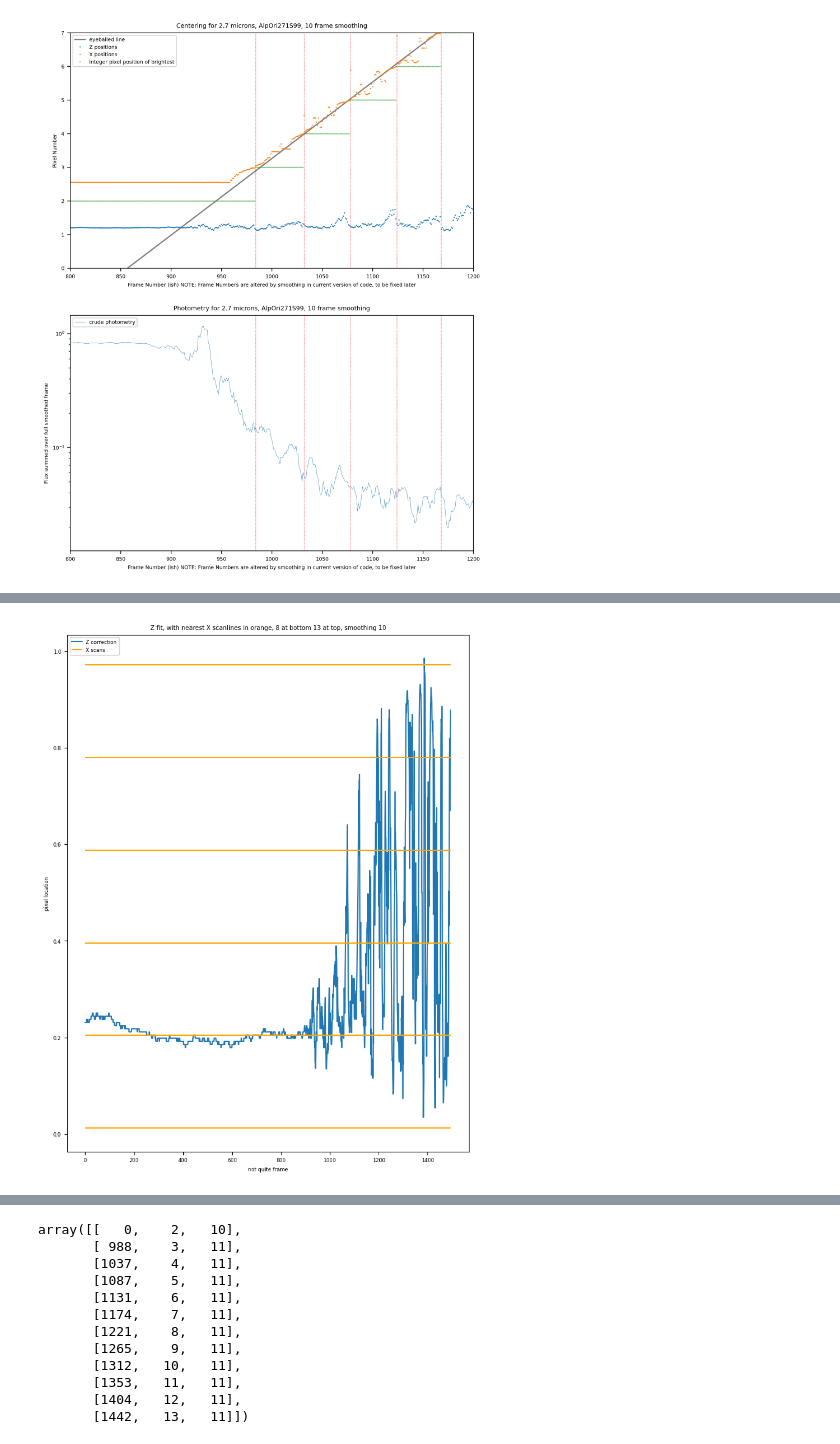
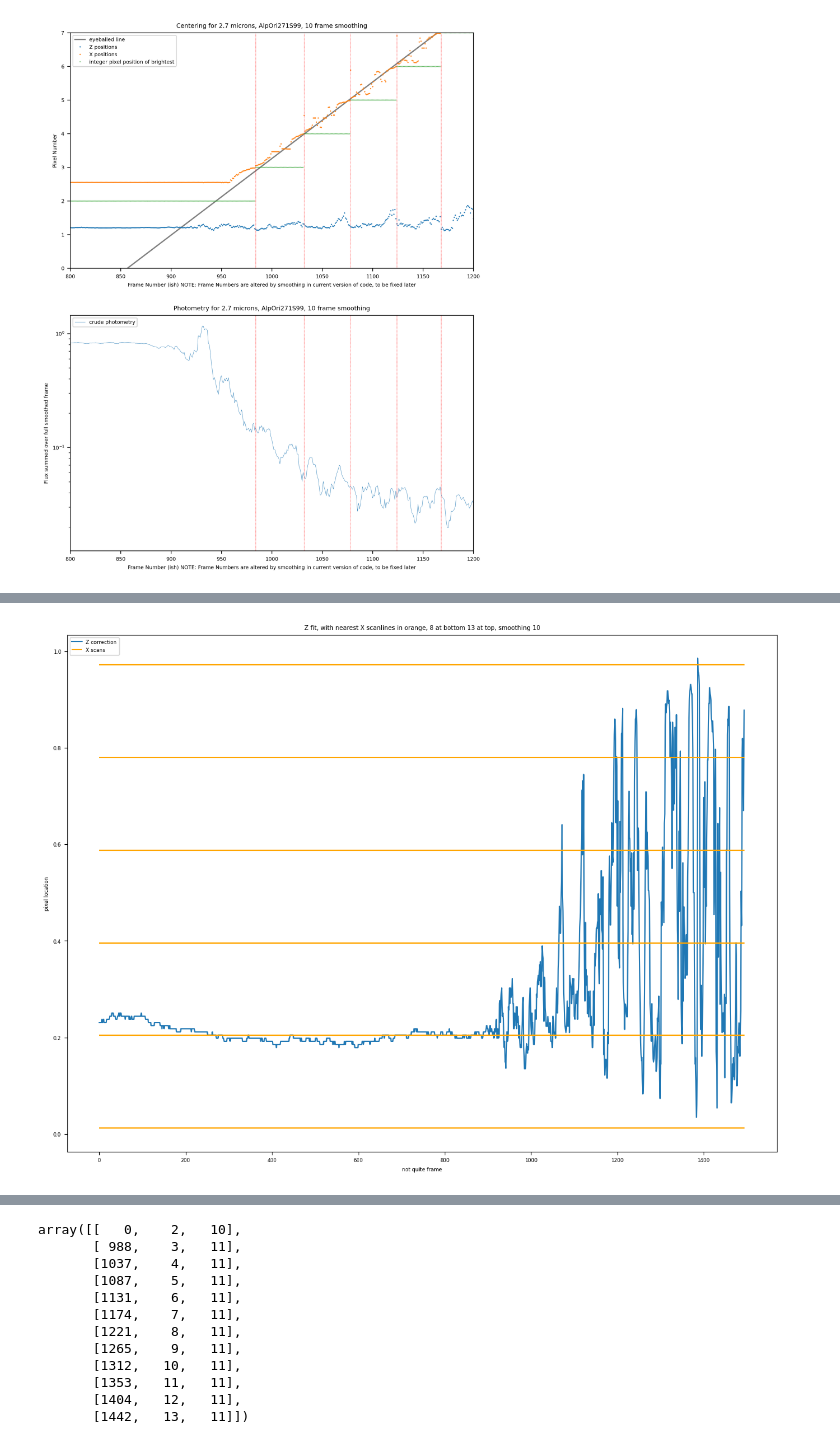
Before and after one commit to AnIndefiniteArticle/slapvisos, a Jupyter notebook: Untitled.ipynb, the cells around one changed output, grey strips where cells are left out. Cells and saved outputs as stored; diff of their text form; code cells hidden in the pictures.

```diff
--- a/Untitled.ipynb
+++ b/Untitled.ipynb
@@ -165,12 +165,12 @@ plt.savefig(outdir + occname + "-" + str(smoothing) + "-scans.png")
 # %%
-plt.figure(figsize=(8.5,11))
+plt.figure(figsize=(15,11))
 plt.plot(Zcorr, label="Z correction")
 plt.hlines((Xmetrics[:,8:14,1].mean(axis=0) + 0.25)/0.5, 0, len(Zcorr), color='orange', label="X scans")
 plt.title("Z fit, with nearest X scanlines in orange, 8 at bottom 13 at top, smoothing " + str(smoothing))
 plt.ylabel("pixel location")
 plt.xlabel("not quite frame")
 plt.legend(loc='upper left')
 plt.savefig(outdir + occname + "-" + str(smoothing) + "-zcorrs.png")
 # %% [output]
-[figure, old version]
+[figure, new version]
 # %%
```
Also changed, not shown: parts of 5 cells of this notebook, 1 other file.
